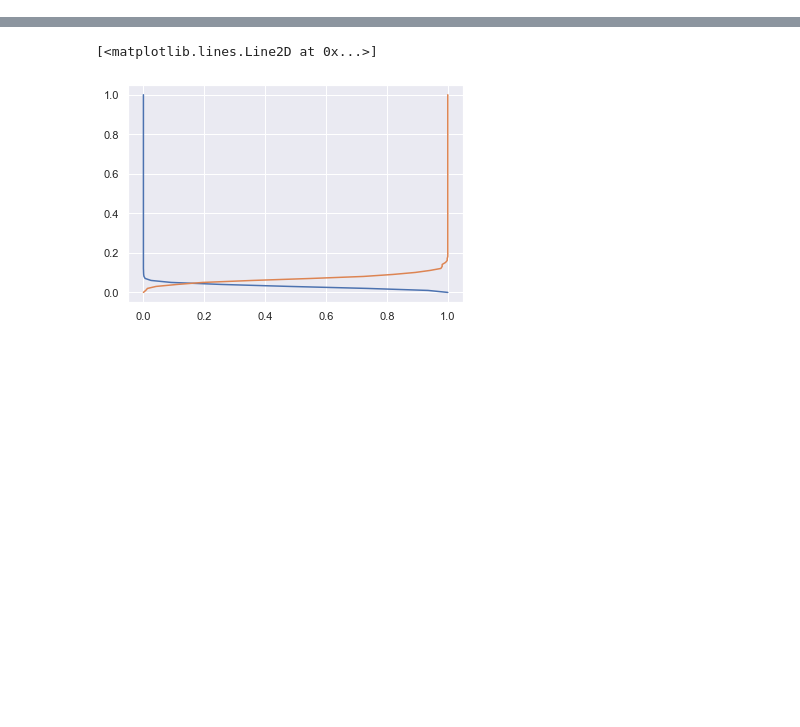
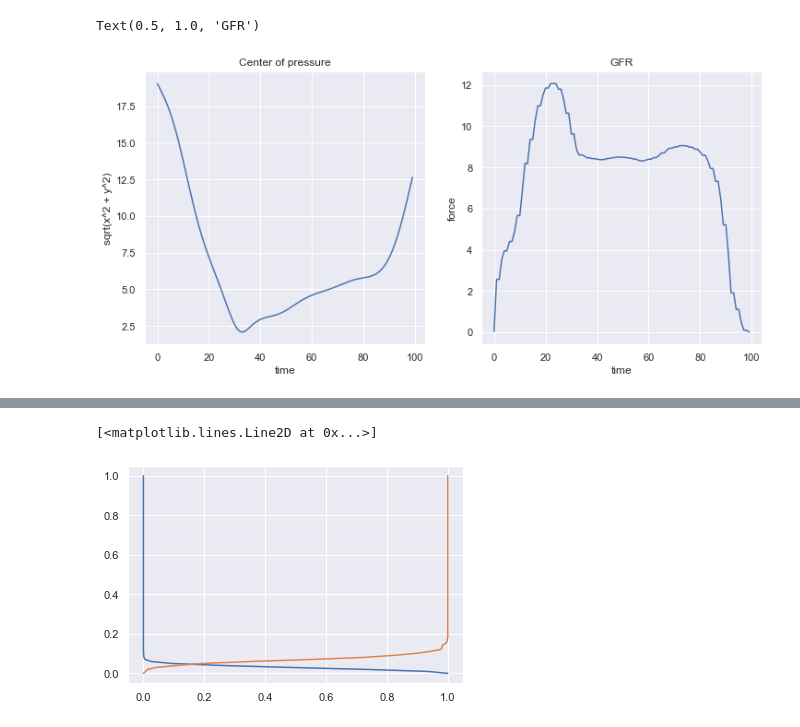
Before and after one commit to SKazemii/master-project, a Jupyter notebook: Codes/noteBook.ipynb, the cells around one changed output, grey strips where cells are left out. Drawn from its saved outputs; the diff is of its cells as text; code cells hidden in the pictures; blank space fills up the shorter version.

```diff
--- a/Codes/noteBook.ipynb
+++ b/Codes/noteBook.ipynb
@@ -21,3 +57,49 @@ from statannot import add_stat_annotation
+# %%
+from scipy import ndimage
+from MLPackage import Butterworth
+
+ML = list()
+AP = list()
+
+for i in range(Footprint3D.shape[2]):
+    temp = Footprint3D[:, :, i]
+    temp2 = ndimage.measurements.center_of_mass(temp)
+    ML.append(temp2[1])
+    AP.append(temp2[0])
+
+lowpass = Butterworth.Butterworthfilter(mode= "lowpass", fs = 100, cutoff = 5, order = 4)
+ML = lowpass.filter(ML)
+AP = lowpass.filter(AP)
+
+ML_f = ML - np.mean(ML)
+AP_f = AP - np.mean(AP)
+
+a = ML_f ** 2
+b = AP_f ** 2
+RD_f = np.sqrt(a + b)
+
+COPTS = np.stack((RD_f, AP_f, ML_f), axis = 0)
+# %%
+plt.figure(figsize=(12,12))
+
+plt.subplot(2,2,1)
+plt.plot(RD_f)
+plt.xlabel("time")
+plt.ylabel("sqrt(x^2 + y^2)")
+plt.title("Center of pressure")
+
+plt.subplot(2,2,2)
+plt.plot(GRF)
+plt.xlabel("time")
+plt.ylabel("force")
+plt.title("GFR")
+
+# plt.subplot(2,2,(3,4))
+# plt.imshow(total_image)
+# plt.axis('off')
+# %% [output]
+Text(0.5, 1.0, 'GFR')
+[figure, added]
 # %%
 e = pd.read_excel(r"C:\Project\master-project\results\Result.xlsx")
 e.drop("Unnamed: 0",  axis=1, inplace=True)
```
Also changed, not shown: parts of 20 cells of this notebook, 8 other files.
